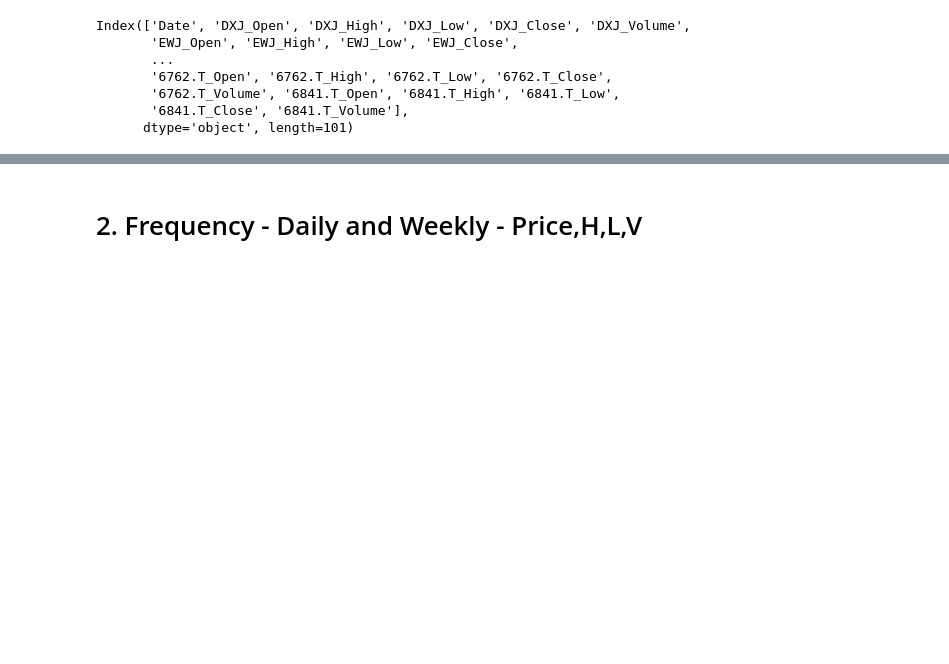
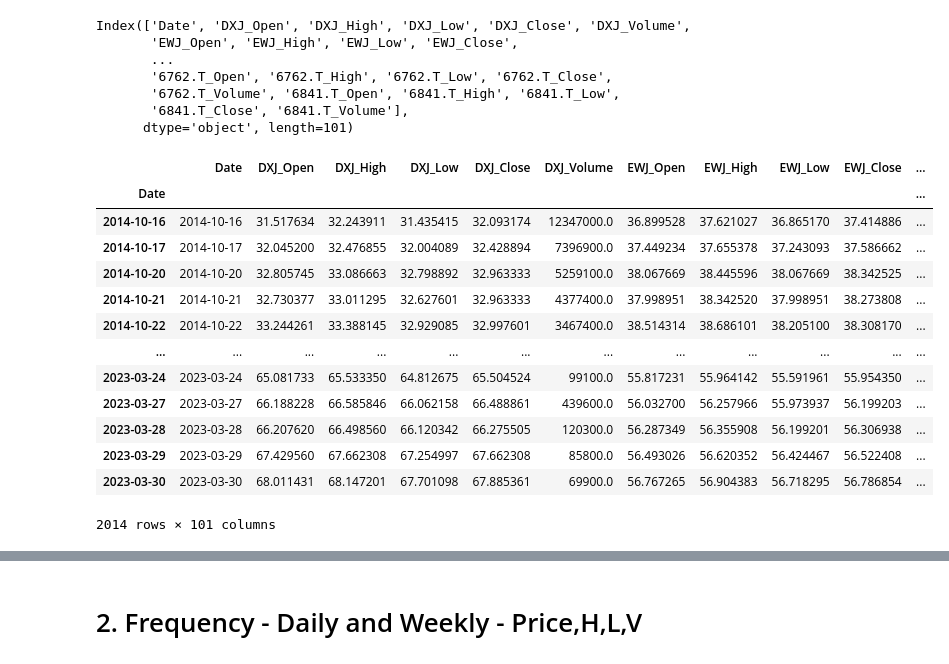
Before and after one commit to Shaddynetwork/PORTFOLIO-REBALANCING, a Jupyter notebook: CAPSTONE_PROJECT.ipynb, the cells around one changed output, grey strips where cells are left out. Cells and saved outputs as stored; diff of their text form; code cells hidden in the pictures; blank space fills up the shorter version.

```diff
--- a/CAPSTONE_PROJECT.ipynb
+++ b/CAPSTONE_PROJECT.ipynb
@@ -102,3 +102,20 @@ Index(['Date', 'DXJ_Open', 'DXJ_High', 'DXJ_Low', 'DXJ_Close', 'DXJ_Volume',
        '6762.T_Volume', '6841.T_Open', '6841.T_High', '6841.T_Low',
        '6841.T_Close', '6841.T_Volume'],
       dtype='object', length=101)
+# %%
+portfolio_data.dropna()
+# %% [output]
+|  | Date | DXJ_Open | DXJ_High | DXJ_Low | DXJ_Close | DXJ_Volume | EWJ_Open | EWJ_High | EWJ_Low | EWJ_Close | ... |
+| Date |  |  |  |  |  |  |  |  |  |  | ... |
+| 2014-10-16 | 2014-10-16 | 31.517634 | 32.243911 | 31.435415 | 32.093174 | 12347000.0 | 36.899528 | 37.621027 | 36.865170 | 37.414886 | ... |
+| 2014-10-17 | 2014-10-17 | 32.045200 | 32.476855 | 32.004089 | 32.428894 | 7396900.0 | 37.449234 | 37.655378 | 37.243093 | 37.586662 | ... |
+| 2014-10-20 | 2014-10-20 | 32.805745 | 33.086663 | 32.798892 | 32.963333 | 5259100.0 | 38.067669 | 38.445596 | 38.067669 | 38.342525 | ... |
+| 2014-10-21 | 2014-10-21 | 32.730377 | 33.011295 | 32.627601 | 32.963333 | 4377400.0 | 37.998951 | 38.342520 | 37.998951 | 38.273808 | ... |
+| 2014-10-22 | 2014-10-22 | 33.244261 | 33.388145 | 32.929085 | 32.997601 | 3467400.0 | 38.514314 | 38.686101 | 38.205100 | 38.308170 | ... |
+| ... | ... | ... | ... | ... | ... | ... | ... | ... | ... | ... | ... |
+| 2023-03-24 | 2023-03-24 | 65.081733 | 65.533350 | 64.812675 | 65.504524 | 99100.0 | 55.817231 | 55.964142 | 55.591961 | 55.954350 | ... |
+| 2023-03-27 | 2023-03-27 | 66.188228 | 66.585846 | 66.062158 | 66.488861 | 439600.0 | 56.032700 | 56.257966 | 55.973937 | 56.199203 | ... |
+| 2023-03-28 | 2023-03-28 | 66.207620 | 66.498560 | 66.120342 | 66.275505 | 120300.0 | 56.287349 | 56.355908 | 56.199201 | 56.306938 | ... |
+| 2023-03-29 | 2023-03-29 | 67.429560 | 67.662308 | 67.254997 | 67.662308 | 85800.0 | 56.493026 | 56.620352 | 56.424467 | 56.522408 | ... |
+| 2023-03-30 | 2023-03-30 | 68.011431 | 68.147201 | 67.701098 | 67.885361 | 69900.0 | 56.767265 | 56.904383 | 56.718295 | 56.786854 | ... |
+2014 rows × 101 columns
```
Also changed, not shown: parts of 1 cell of this notebook.
